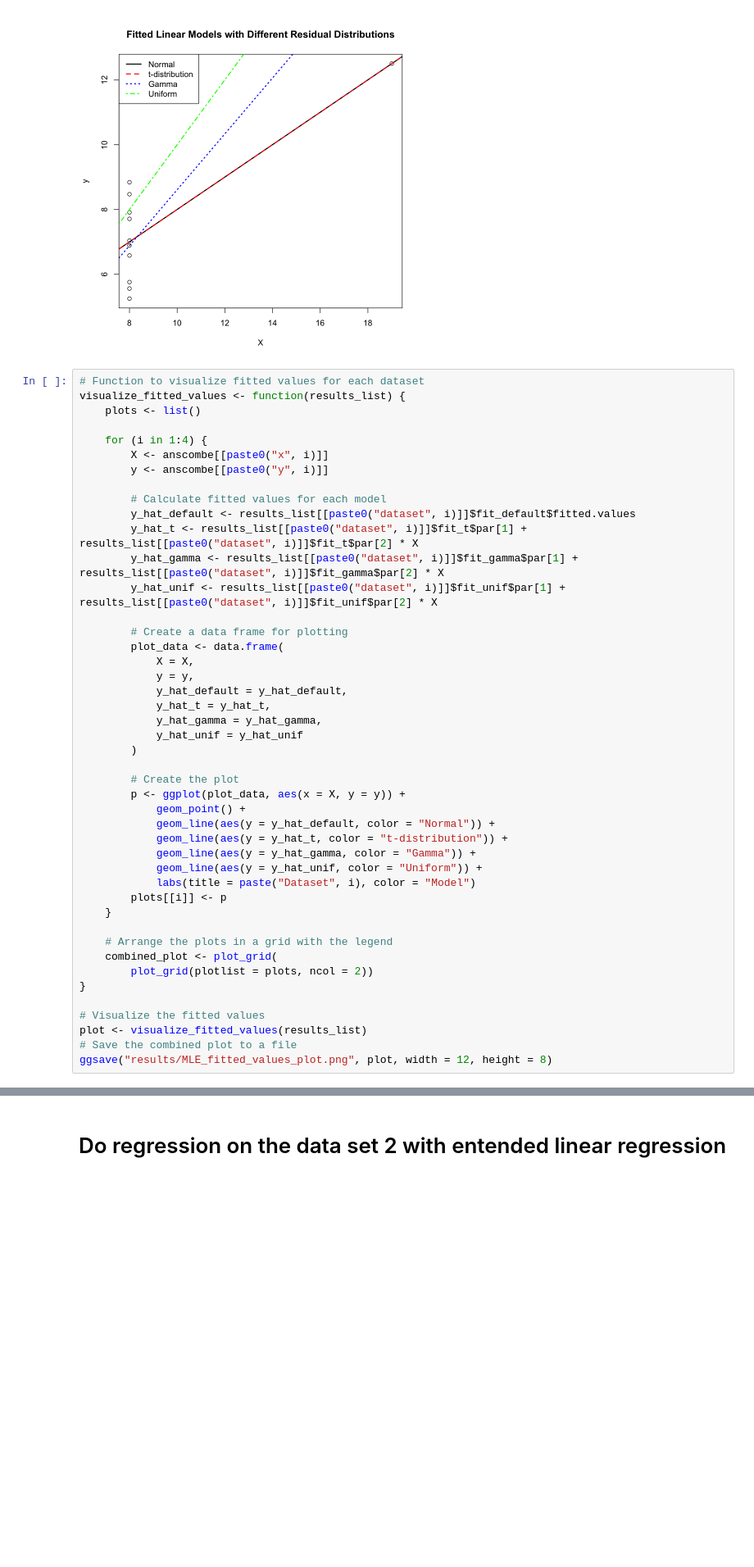
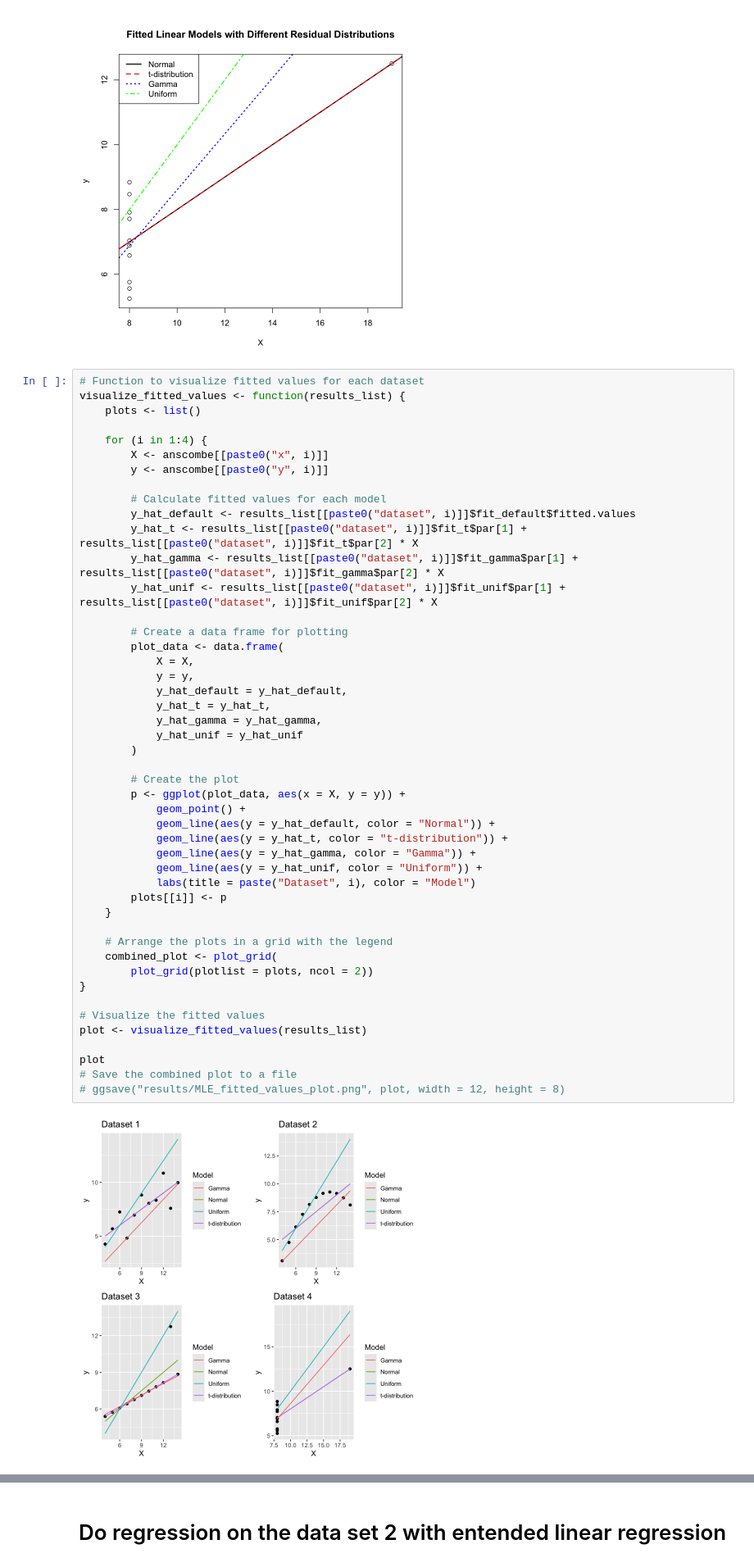
Before and after one commit to Gufeng-2002/5320_assignment_2, a Jupyter notebook: LikelihoodEstimator.ipynb, the cells around one changed output, grey strips where cells are left out. Shown at 82% size. Cells and saved outputs as stored; diff of their text form; blank space fills up the shorter version.

```diff
--- a/LikelihoodEstimator.ipynb
+++ b/LikelihoodEstimator.ipynb
@@ -205,34 +205,38 @@ visualize_fitted_values <- function(results_list) {
 
         # Create a data frame for plotting
         plot_data <- data.frame(
             X = X,
             y = y,
             y_hat_default = y_hat_default,
             y_hat_t = y_hat_t,
             y_hat_gamma = y_hat_gamma,
             y_hat_unif = y_hat_unif
         )
 
         # Create the plot
         p <- ggplot(plot_data, aes(x = X, y = y)) +
             geom_point() +
             geom_line(aes(y = y_hat_default, color = "Normal")) +
             geom_line(aes(y = y_hat_t, color = "t-distribution")) +
             geom_line(aes(y = y_hat_gamma, color = "Gamma")) +
             geom_line(aes(y = y_hat_unif, color = "Uniform")) +
             labs(title = paste("Dataset", i), color = "Model")
         plots[[i]] <- p
     }
 
     # Arrange the plots in a grid with the legend
     combined_plot <- plot_grid(
         plot_grid(plotlist = plots, ncol = 2))
 }
 
 # Visualize the fitted values
 plot <- visualize_fitted_values(results_list)
+
+plot
 # Save the combined plot to a file
-ggsave("results/MLE_fitted_values_plot.png", plot, width = 12, height = 8)
+# ggsave("results/MLE_fitted_values_plot.png", plot, width = 12, height = 8)
+# %% [output]
+[figure, added]
 # %%
 # Organize the information from different datasets into a table
 results_table <- data.frame(
```
Also changed, not shown: 10 other files.
